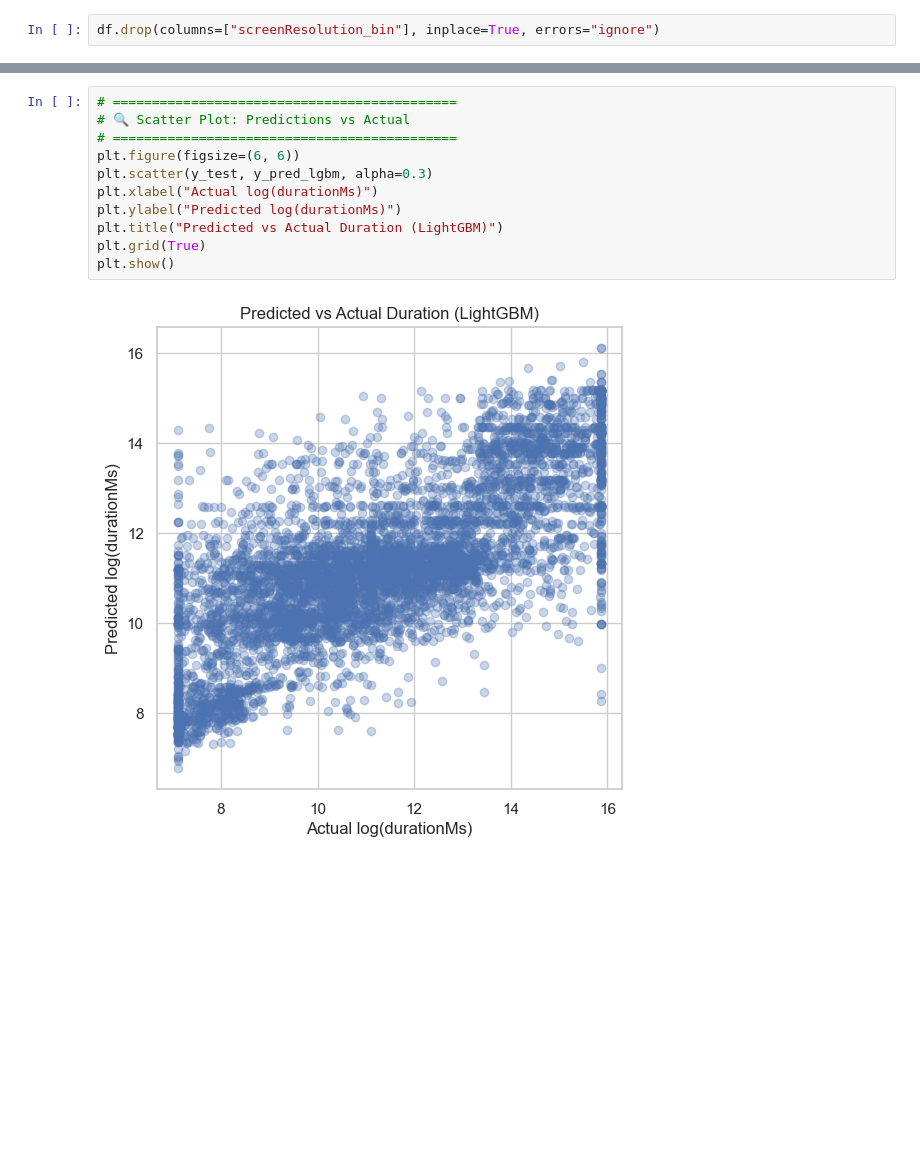
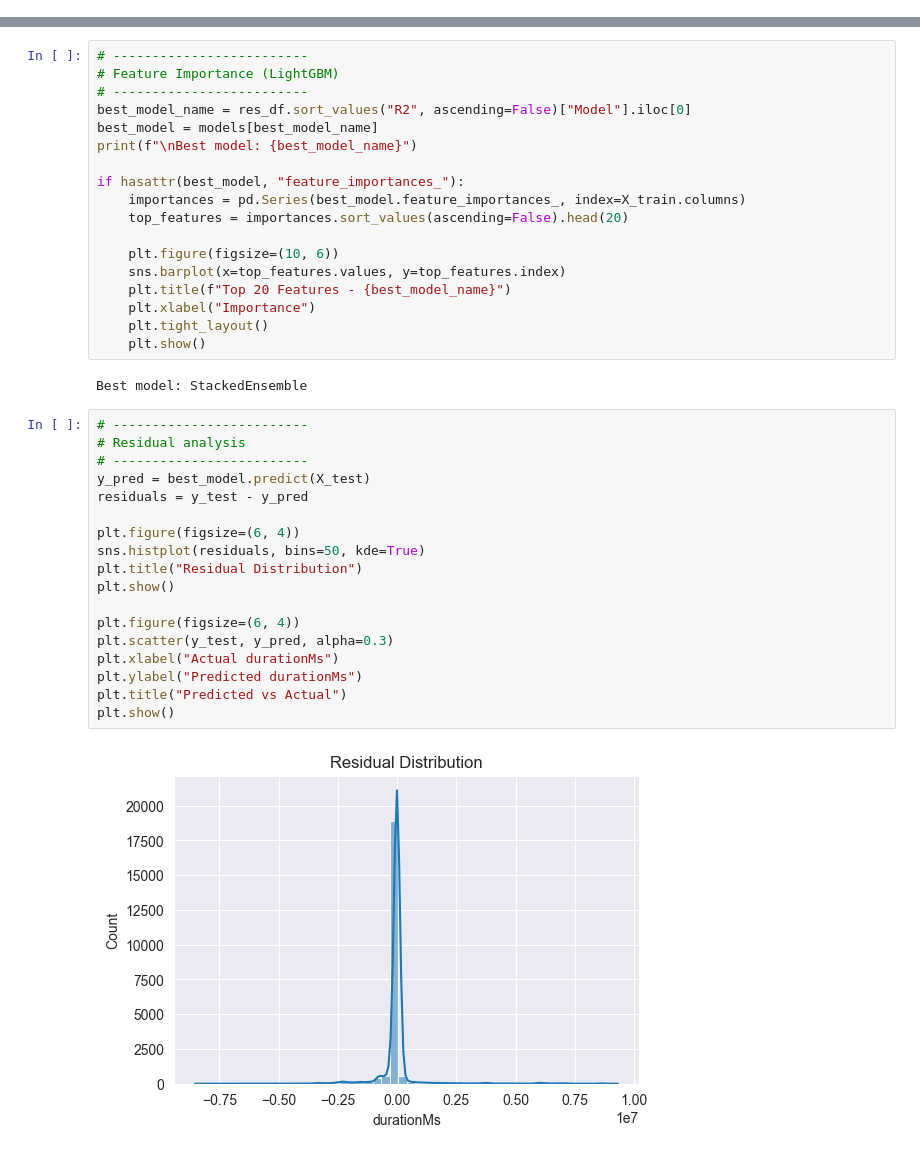
Before and after one commit to TalentBoozt/s-backend, a Jupyter notebook: src/main/resources/training/predict_durationMs.ipynb, the cells around one changed output, grey strips where cells are left out. Cells and saved outputs as stored; diff of their text form; blank space fills up the shorter version.

Commit message:
Enhance durationMs prediction notebook with more models

```diff
--- a/src/main/resources/training/predict_durationMs.ipynb
+++ b/src/main/resources/training/predict_durationMs.ipynb
@@ -45,4 +52,2 @@ screenResolution_bin    134911
 durationMs_log               0
 dtype: int64
-# %%
-df.drop(columns=["screenResolution_bin"], inplace=True, errors="ignore")
@@ -178,13 +180,40 @@ plt.show()
+# %%
+# -------------------------
+# Feature Importance (LightGBM)
+# -------------------------
+best_model_name = res_df.sort_values("R2", ascending=False)["Model"].iloc[0]
+best_model = models[best_model_name]
+print(f"\nBest model: {best_model_name}")
+
+if hasattr(best_model, "feature_importances_"):
+    importances = pd.Series(best_model.feature_importances_, index=X_train.columns)
+    top_features = importances.sort_values(ascending=False).head(20)
+
+    plt.figure(figsize=(10, 6))
+    sns.barplot(x=top_features.values, y=top_features.index)
+    plt.title(f"Top 20 Features - {best_model_name}")
+    plt.xlabel("Importance")
+    plt.tight_layout()
+    plt.show()
+# %% [output]
+Best model: StackedEnsemble
 # %%
-# ============================================
-# 🔍 Scatter Plot: Predictions vs Actual
-# ============================================
-plt.figure(figsize=(6, 6))
-plt.scatter(y_test, y_pred_lgbm, alpha=0.3)
-plt.xlabel("Actual log(durationMs)")
-plt.ylabel("Predicted log(durationMs)")
-plt.title("Predicted vs Actual Duration (LightGBM)")
-plt.grid(True)
+# -------------------------
+# Residual analysis
+# -------------------------
+y_pred = best_model.predict(X_test)
+residuals = y_test - y_pred
+
+plt.figure(figsize=(6, 4))
+sns.histplot(residuals, bins=50, kde=True)
+plt.title("Residual Distribution")
 plt.show()
+
+plt.figure(figsize=(6, 4))
+plt.scatter(y_test, y_pred, alpha=0.3)
+plt.xlabel("Actual durationMs")
+plt.ylabel("Predicted durationMs")
+plt.title("Predicted vs Actual")
+plt.show()
 # %% [output]
-[figure, old version]
+[figure, new version]
```
Also changed, not shown: parts of 17 cells of this notebook, 5 other files.
